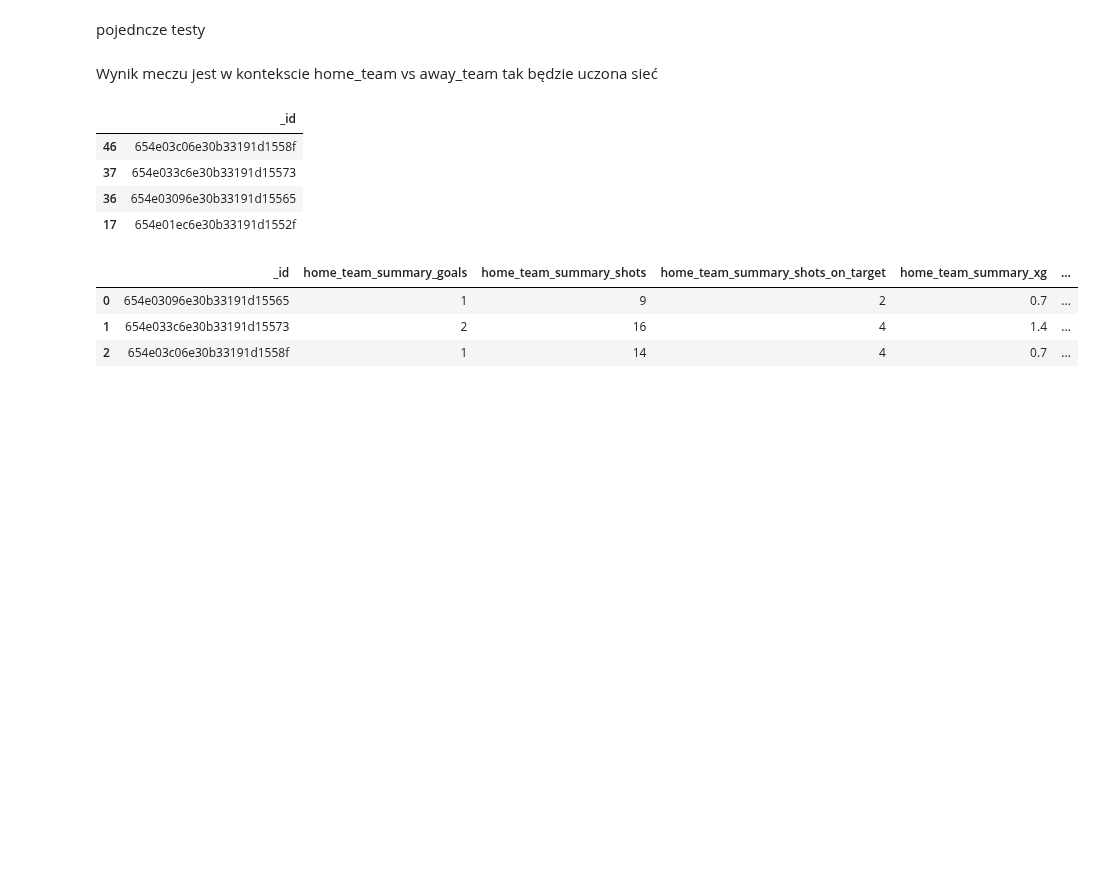
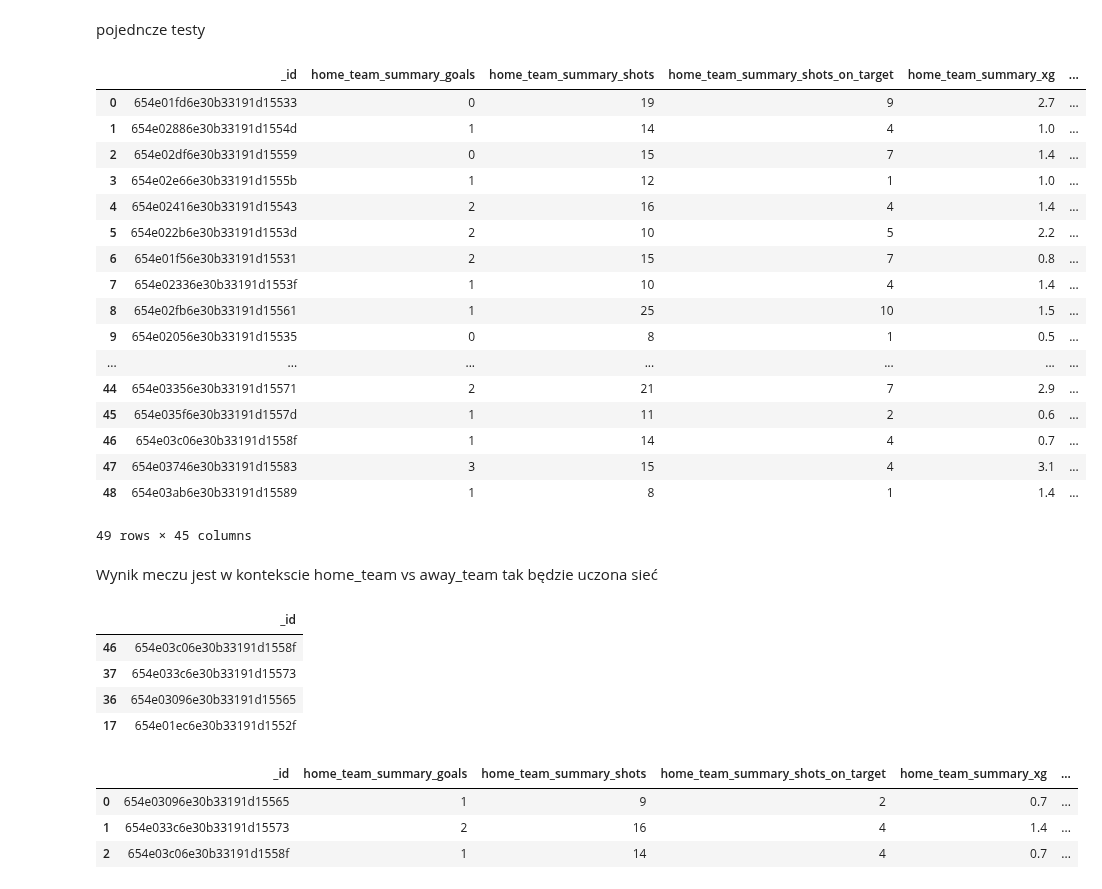
Before and after one commit to MikoPat/Football-match-results-predictions, a Jupyter notebook: Poc/network.ipynb, the cells around one changed output. Cells and saved outputs as stored; diff of their text form; code cells hidden in the pictures; blank space fills up the shorter version.

```diff
--- a/Poc/network.ipynb
+++ b/Poc/network.ipynb
@@ -8,7 +8,7 @@ def getDataFromMongo():
 
     mongo_url = "mongodb+srv://mikolajstudies:ojy24IHDLkok6oWK@football.cvyivdz.mongodb.net/"
     database_name = "football"
-    collection_name = "predictions"
+    collection_name = "predictions_test"
 
     client = pymongo.MongoClient(mongo_url)
     database = client[database_name]
@@ -235,6 +235,27 @@ df = cleaningData(df)
 
 df['home_team'] = df['home_team'].apply(get_replacement)
 df['away_team'] = df['away_team'].apply(get_replacement)
+# %%
+df
+# %% [output]
+|  | _id | home_team_summary_goals | home_team_summary_shots | home_team_summary_shots_on_target | home_team_summary_xg | ... |
+| 0 | 654e01fd6e30b33191d15533 | 0 | 19 | 9 | 2.7 | ... |
+| 1 | 654e02886e30b33191d1554d | 1 | 14 | 4 | 1.0 | ... |
+| 2 | 654e02df6e30b33191d15559 | 0 | 15 | 7 | 1.4 | ... |
+| 3 | 654e02e66e30b33191d1555b | 1 | 12 | 1 | 1.0 | ... |
+| 4 | 654e02416e30b33191d15543 | 2 | 16 | 4 | 1.4 | ... |
+| 5 | 654e022b6e30b33191d1553d | 2 | 10 | 5 | 2.2 | ... |
+| 6 | 654e01f56e30b33191d15531 | 2 | 15 | 7 | 0.8 | ... |
+| 7 | 654e02336e30b33191d1553f | 1 | 10 | 4 | 1.4 | ... |
+| 8 | 654e02fb6e30b33191d15561 | 1 | 25 | 10 | 1.5 | ... |
+| 9 | 654e02056e30b33191d15535 | 0 | 8 | 1 | 0.5 | ... |
+| ... | ... | ... | ... | ... | ... | ... |
+| 44 | 654e03356e30b33191d15571 | 2 | 21 | 7 | 2.9 | ... |
+| 45 | 654e035f6e30b33191d1557d | 1 | 11 | 2 | 0.6 | ... |
+| 46 | 654e03c06e30b33191d1558f | 1 | 14 | 4 | 0.7 | ... |
+| 47 | 654e03746e30b33191d15583 | 3 | 15 | 4 | 3.1 | ... |
+| 48 | 654e03ab6e30b33191d15589 | 1 | 8 | 1 | 1.4 | ... |
+49 rows × 45 columns
 # %% [markdown]
 Wynik meczu jest w kontekscie home_team vs away_team tak będzie uczona sieć
 # %%
```
Also changed, not shown: parts of 1 cell of this notebook, 18 other files.
